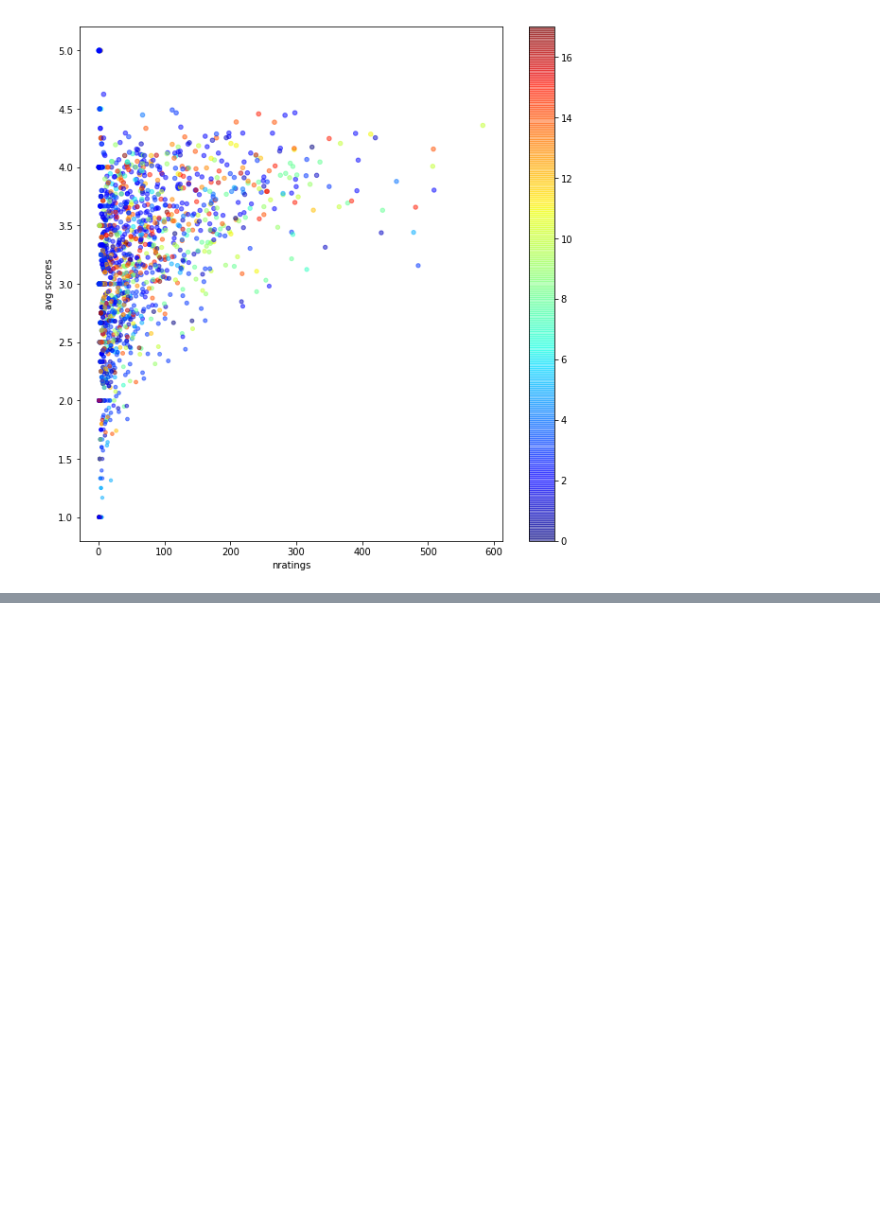
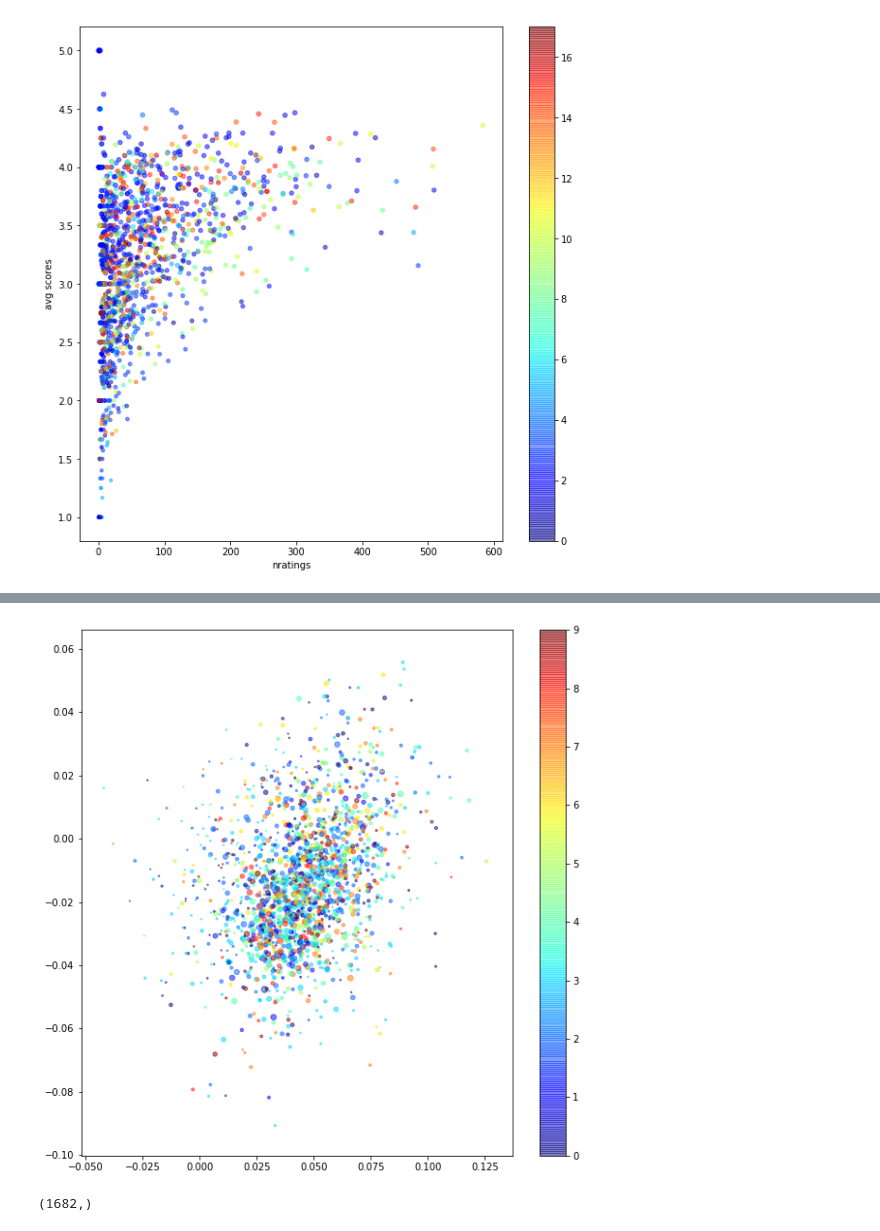
Before and after one commit to miladtaghavi/Miniproject2, a Jupyter notebook: Factorization_NoBias_ZC.ipynb, the cells around one changed output, grey strips where cells are left out. Cells and saved outputs as stored; diff of their text form; code cells hidden in the pictures; blank space fills up the shorter version.

```diff
--- a/Factorization_NoBias_ZC.ipynb
+++ b/Factorization_NoBias_ZC.ipynb
@@ -211,7 +211,7 @@ Wall time: 2min 6s
 # Do SVD (singular value decomposition) on the matrices
 A, Sigma, B = np.linalg.svd(V, full_matrices=False) # V = A @ np.diag(Sigma) @ B
 # Get PCA representation of movie vector V
-V_PCA = np.dot(A[0:2],V.T).T
+V_PCA = np.dot(A[:2],V.T).T
 
 print('Sigma of PCA')
 print(Sigma)
@@ -317,0 +342,11 @@ plt.show()
+# %%
+plt.figure(1,figsize=(10,10))
+plt.scatter(V_PCA[:,0],V_PCA[:,1],c=clusters,s=np.sqrt(nratings)*2,cmap='jet',alpha=0.5)
+plt.colorbar()
+plt.show()
+# %% [output]
+[figure, added]
+# %%
+print(nratings.shape)
+# %% [output]
+(1682,)
```
Also changed, not shown: parts of 2 cells of this notebook, 4 other files.
